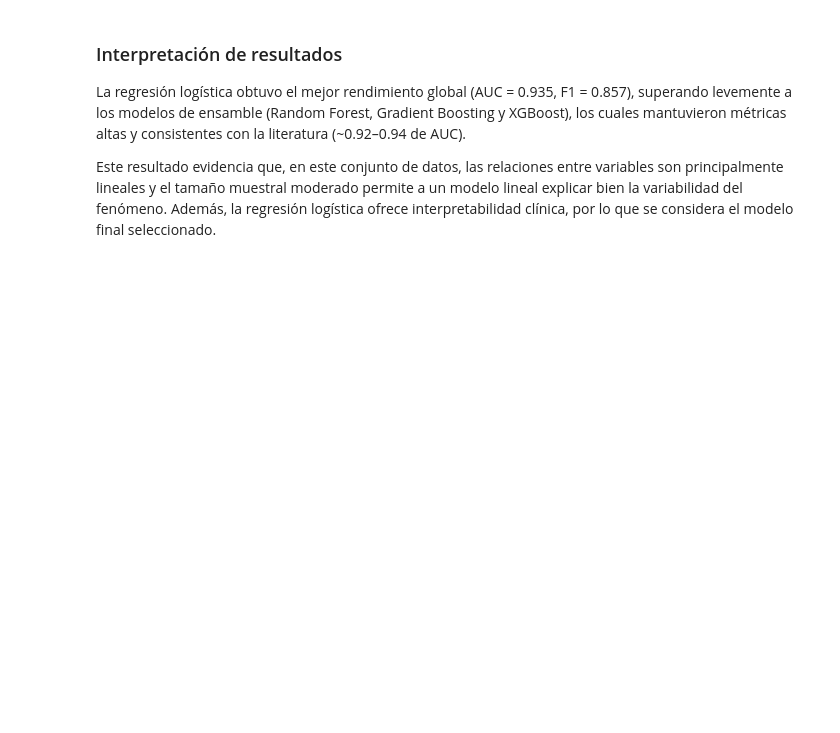
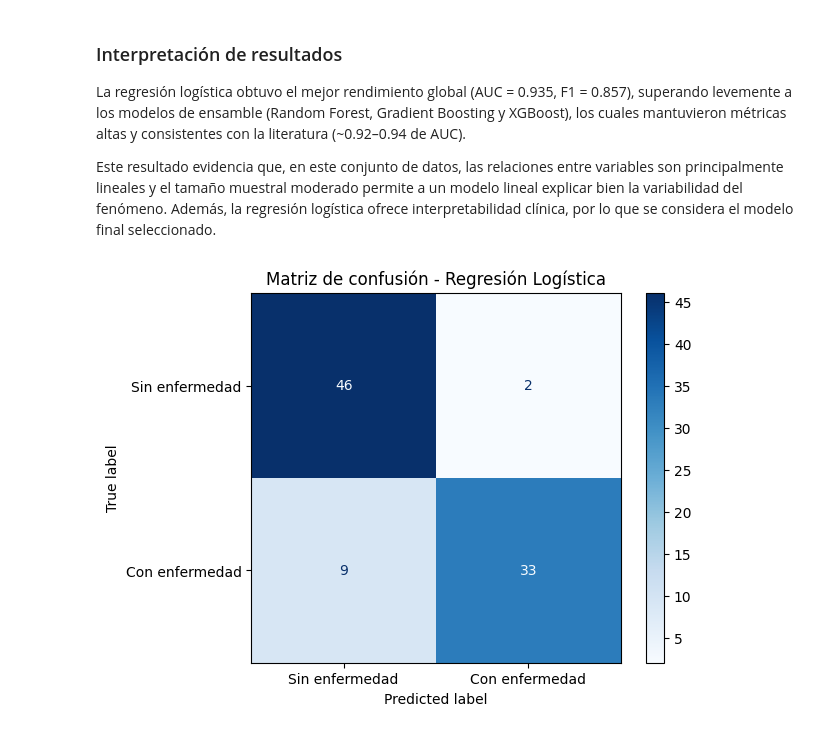
Before and after one commit to 1007451013i/Proyecto-Soluciones-Analiticas, a Jupyter notebook: 02_modelado_heart_disease_v3.ipynb, the cells around one changed output. Saved outputs shown, nothing was run; the diff lists cells and outputs as text; code cells hidden in the pictures; blank space fills up the shorter version.

```diff
--- a/02_modelado_heart_disease_v3.ipynb
+++ b/02_modelado_heart_disease_v3.ipynb
@@ -221,3 +221,16 @@ resultados.sort_values(by="ROC_AUC", ascending=False)
 La regresión logística obtuvo el mejor rendimiento global (AUC = 0.935, F1 = 0.857), superando levemente a los modelos de ensamble (Random Forest, Gradient Boosting y XGBoost), los cuales mantuvieron métricas altas y consistentes con la literatura (~0.92–0.94 de AUC).
 
 Este resultado evidencia que, en este conjunto de datos, las relaciones entre variables son principalmente lineales y el tamaño muestral moderado permite a un modelo lineal explicar bien la variabilidad del fenómeno. Además, la regresión logística ofrece interpretabilidad clínica, por lo que se considera el modelo final seleccionado.
+# %%
+from sklearn.metrics import ConfusionMatrixDisplay
+
+# Matriz de confusión del mejor modelo (Regresión Logística)
+ConfusionMatrixDisplay.from_estimator(
+    lr, X_test_scaled, y_test,
+    display_labels=["Sin enfermedad", "Con enfermedad"],
+    cmap="Blues"
+)
+plt.title("Matriz de confusión - Regresión Logística")
+plt.show()
+# %% [output]
+[figure, added]
```
Also changed, not shown: parts of 3 cells of this notebook.
